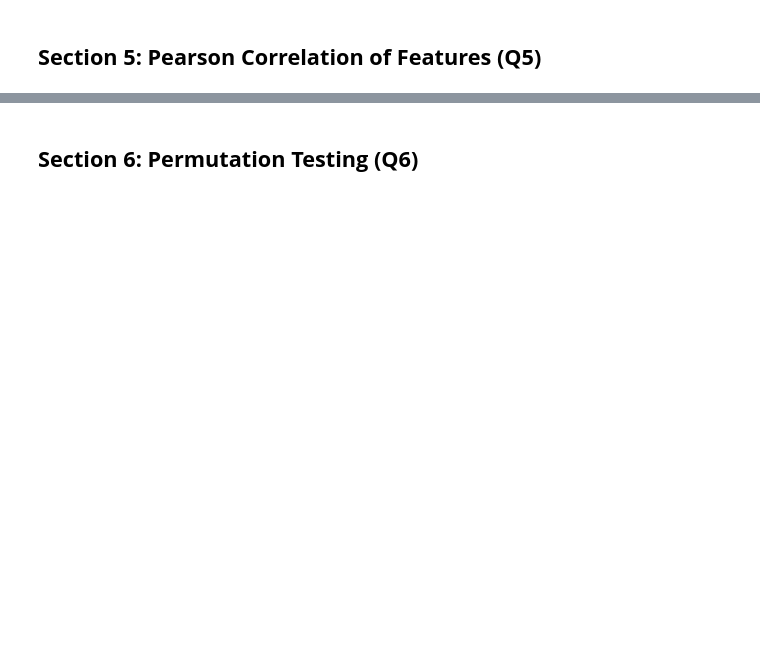
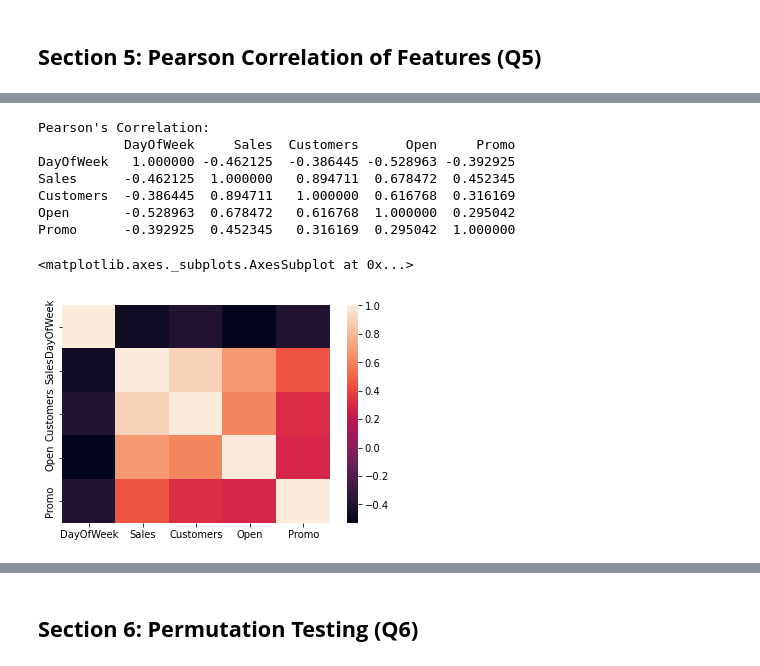
Before and after one commit to babuaravind/Rossman-Store-Sales, a Jupyter notebook: Babu_Aravind_Sivamani_cse519_hw3_bond_james_123456789.ipynb, the cells around one changed output, grey strips where cells are left out. Drawn from its saved outputs; the diff is of its cells as text; code cells hidden in the pictures; blank space fills up the shorter version.

```diff
--- a/Babu_Aravind_Sivamani_cse519_hw3_bond_james_123456789.ipynb
+++ b/Babu_Aravind_Sivamani_cse519_hw3_bond_james_123456789.ipynb
@@ -484,0 +610,17 @@ print('Sales and DayofWeek Pearsons correlation: %.3f' % sal_dayS)
+# %%
+corr_df = df.copy()
+corr_df.drop(['Store', 'Date', 'StateHoliday','total_sales', 'SchoolHoliday'], axis=1, inplace=True)
+print("Pearson's Correlation: ")
+pear_corr = corr_df.corr(method = 'pearson')
+print(pear_corr)
+sns.heatmap(pear_corr)
+# %% [output]
+Pearson's Correlation:
+           DayOfWeek     Sales  Customers      Open     Promo
+DayOfWeek   1.000000 -0.462125  -0.386445 -0.528963 -0.392925
+Sales      -0.462125  1.000000   0.894711  0.678472  0.452345
+Customers  -0.386445  0.894711   1.000000  0.616768  0.316169
+Open       -0.528963  0.678472   0.616768  1.000000  0.295042
+Promo      -0.392925  0.452345   0.316169  0.295042  1.000000
+<matplotlib.axes._subplots.AxesSubplot at 0x...>
+[figure, added]
```
Also changed, not shown: parts of 24 cells of this notebook.
